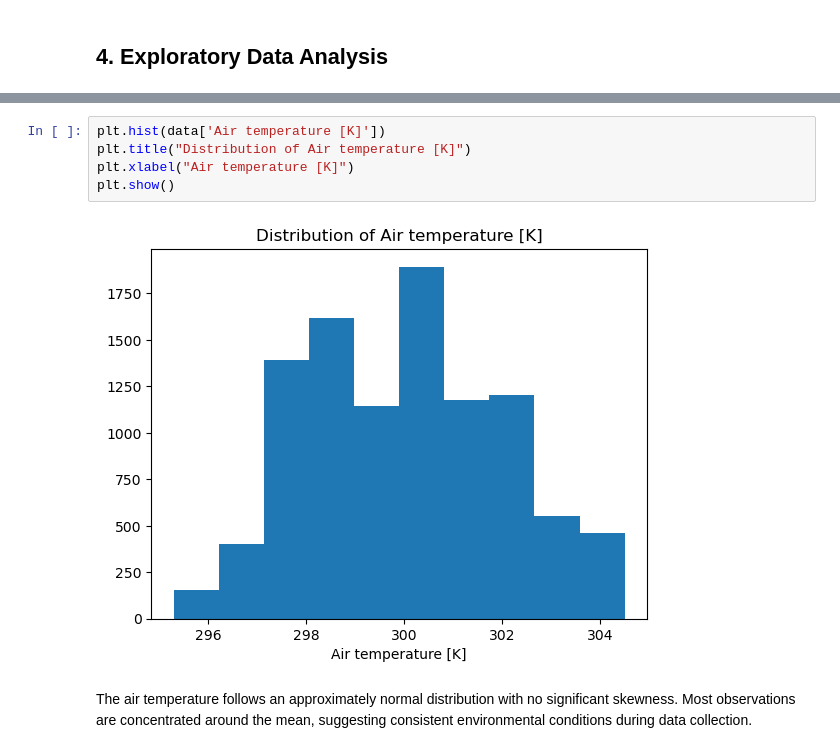
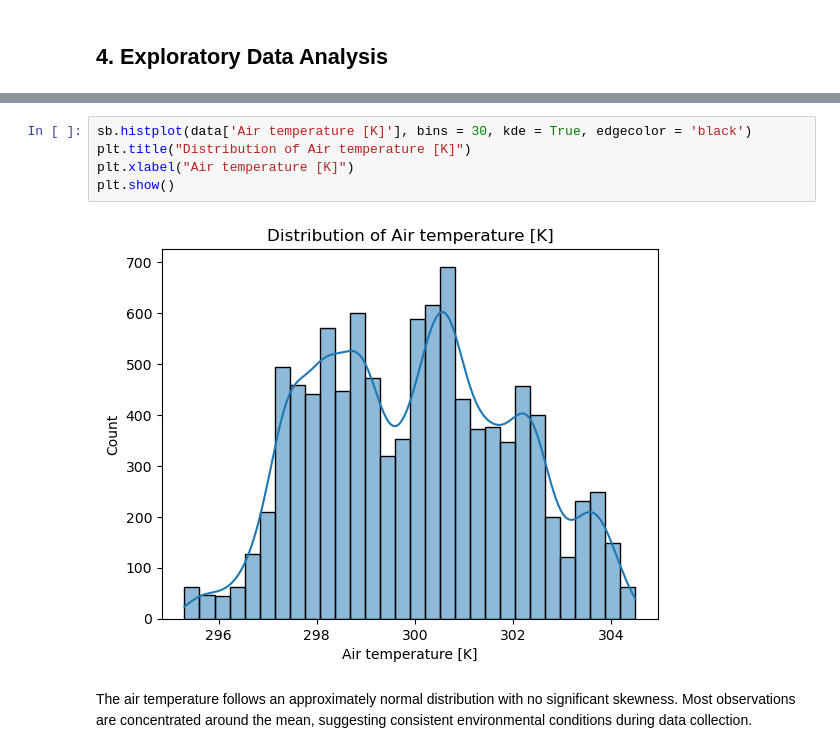
Before and after one commit to NikolaDzoni00/PredictiveMaintenance, a Jupyter notebook: PredictiveMaintenance.ipynb, the cells around one changed output, grey strips where cells are left out. Drawn from its saved outputs; the diff is of its cells as text.

```diff
--- a/PredictiveMaintenance.ipynb
+++ b/PredictiveMaintenance.ipynb
@@ -91,12 +91,12 @@ dtype: int64
 
 Duplicated data: 0
 # %%
-plt.hist(data['Air temperature [K]'])
+sb.histplot(data['Air temperature [K]'], bins = 30, kde = True, edgecolor = 'black')
 plt.title("Distribution of Air temperature [K]")
 plt.xlabel("Air temperature [K]")
 plt.show()
 # %% [output]
-[figure, old version]
+[figure, new version]
 # %% [markdown]
 The air temperature follows an approximately normal distribution with no significant skewness. Most observations are concentrated around the mean, suggesting consistent environmental conditions during data collection.
 # %%
```
Also changed, not shown: parts of 55 cells of this notebook.
